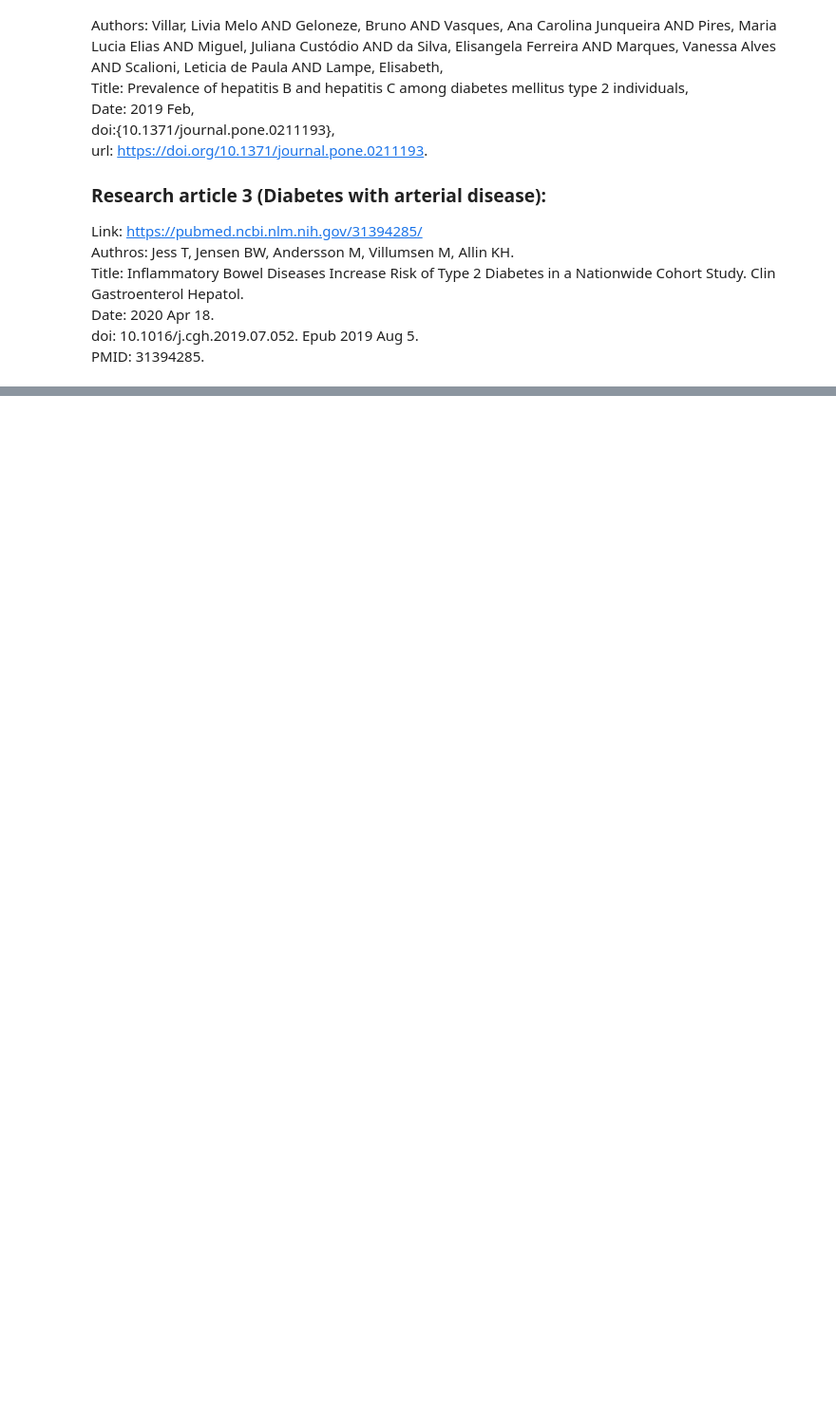
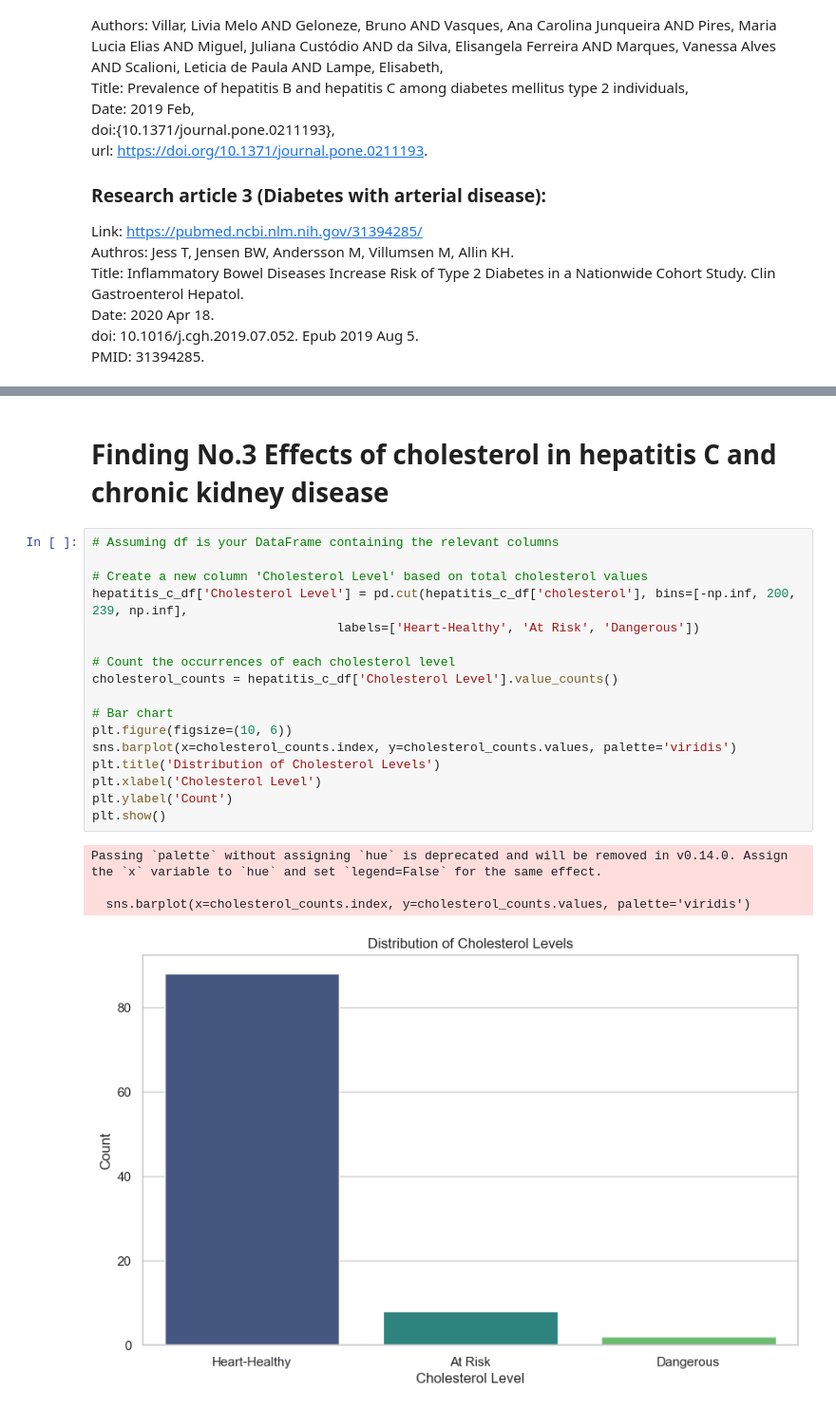
Before and after one commit to farazmazhar29/MADE-FAU, a Jupyter notebook: project/report.ipynb, the cells around one changed output, grey strips where cells are left out. Shown: that part at 95% size. Saved outputs shown, nothing was run; the diff lists cells and outputs as text; blank space fills up the shorter version.

```diff
--- a/project/report.ipynb
+++ b/project/report.ipynb
@@ -216,0 +252,24 @@ PMID: 31394285. <br>
+# %% [markdown]
+# Finding No.3 Effects of cholesterol in hepatitis C and chronic kidney disease
+# %%
+# Assuming df is your DataFrame containing the relevant columns
+
+# Create a new column 'Cholesterol Level' based on total cholesterol values
+hepatitis_c_df['Cholesterol Level'] = pd.cut(hepatitis_c_df['cholesterol'], bins=[-np.inf, 200, 239, np.inf],
+                                 labels=['Heart-Healthy', 'At Risk', 'Dangerous'])
+
+# Count the occurrences of each cholesterol level
+cholesterol_counts = hepatitis_c_df['Cholesterol Level'].value_counts()
+
+# Bar chart
+plt.figure(figsize=(10, 6))
+sns.barplot(x=cholesterol_counts.index, y=cholesterol_counts.values, palette='viridis')
+plt.title('Distribution of Cholesterol Levels')
+plt.xlabel('Cholesterol Level')
+plt.ylabel('Count')
+plt.show()
+# %% [output]
+Passing `palette` without assigning `hue` is deprecated and will be removed in v0.14.0. Assign the `x` variable to `hue` and set `legend=False` for the same effect.
+
+  sns.barplot(x=cholesterol_counts.index, y=cholesterol_counts.values, palette='viridis')
+[figure, added]
```
Also changed, not shown: parts of 6 cells of this notebook.
